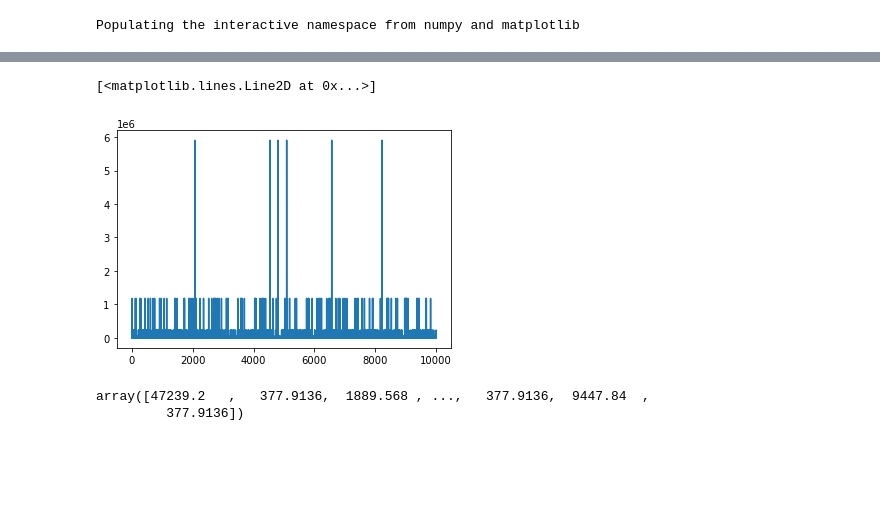
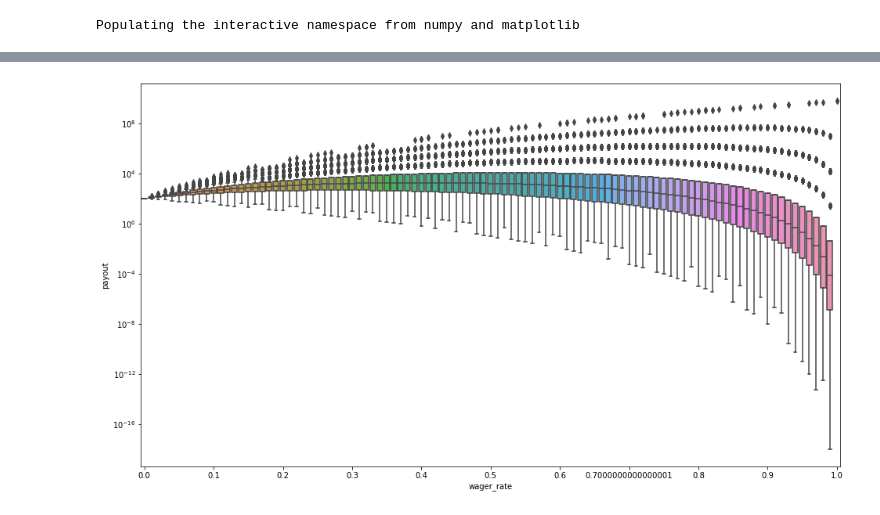
Before and after one commit to benjamin-chang/simbooks, a Jupyter notebook: Kelly Criterion.ipynb, the cells around one changed output, grey strips where cells are left out. Drawn from its saved outputs; the diff is of its cells as text; code cells hidden in the pictures; blank space fills up the shorter version.

Commit message:
plot with sns

```diff
--- a/Kelly Criterion.ipynb
+++ b/Kelly Criterion.ipynb
@@ -24,5 +27,5 @@ def play(wager, odds=0.5, payout=1.0, bankroll=100, count=10, game=game, wager_r
         bankroll += game(wager=min(bankroll, wager), payout=payout, odds=odds)
     return bankroll
 # %%
-def sim(wager, odds=0.5, payout=1.0, iterations=100000, bankroll=100, count=10, game=game, wager_rate=None):
+def sim(wager, odds=0.5, payout=1.0, iterations=1000, bankroll=100, count=10, game=game, wager_rate=None):
     return array([play(wager, payout=payout, odds=odds, bankroll=bankroll, count=count, game=game, wager_rate=wager_rate) for j in range(iterations)])
@@ -67,10 +32,14 @@ runs = sim(wager=None, wager_rate=.4, odds=.50, payout=5, iterations=10000, coun
-# %%
-plot(runs)
-# %% [output]
-[<matplotlib.lines.Line2D at 0x...>]
-[figure, removed]
-# %%
-runs
-# %% [output]
-array([47239.2   ,   377.9136,  1889.568 , ...,   377.9136,  9447.84  ,
-         377.9136])
+# %%
+def sim(wager, odds=0.5, payout=1.0, iterations=1000, bankroll=100, count=10, game=game, wager_rate=None):
+    return array([(wager_rate, play(wager, payout=payout, odds=odds, bankroll=bankroll, count=count, game=game, wager_rate=wager_rate)) for j in range(iterations)])
+# %%
+wagers = linspace(0,1,101)
+player = lambda a, w: pd.concat([a, pd.DataFrame(data = sim(wager=None, wager_rate=w, odds=.50, payout=5, iterations=1000, count=10), columns=['wager_rate', 'payout'])], ignore_index=True)
+df = functools.reduce(player, wagers, pd.DataFrame(columns=['wager_rate', 'payout']))
+# %%
+plt.figure(figsize=(16,9))
+g = sns.boxplot(x='wager_rate', y='payout', data=df)
+g.set_yscale("log")
+g.xaxis.set_major_locator(ticker.MultipleLocator(10))
+# %% [output]
+[figure, added]
```
Also changed, not shown: parts of 12 cells of this notebook.
